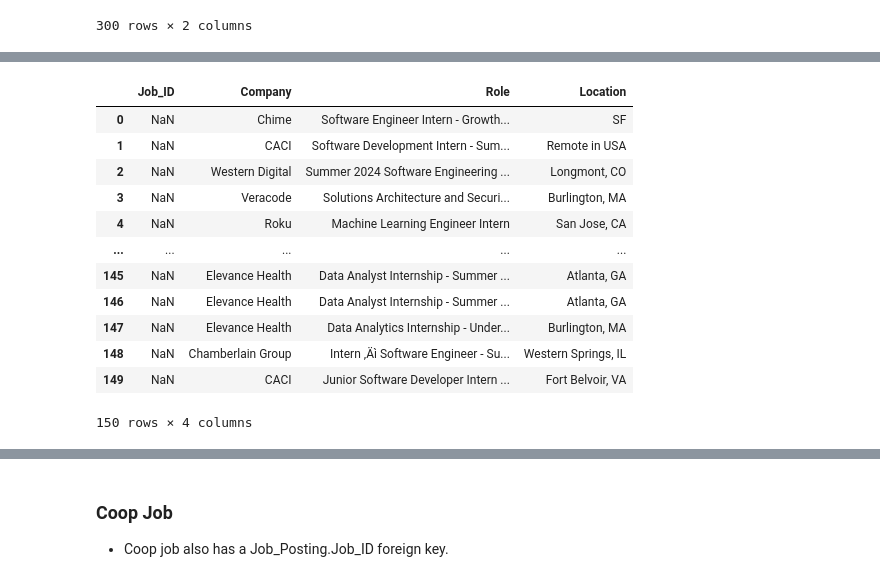
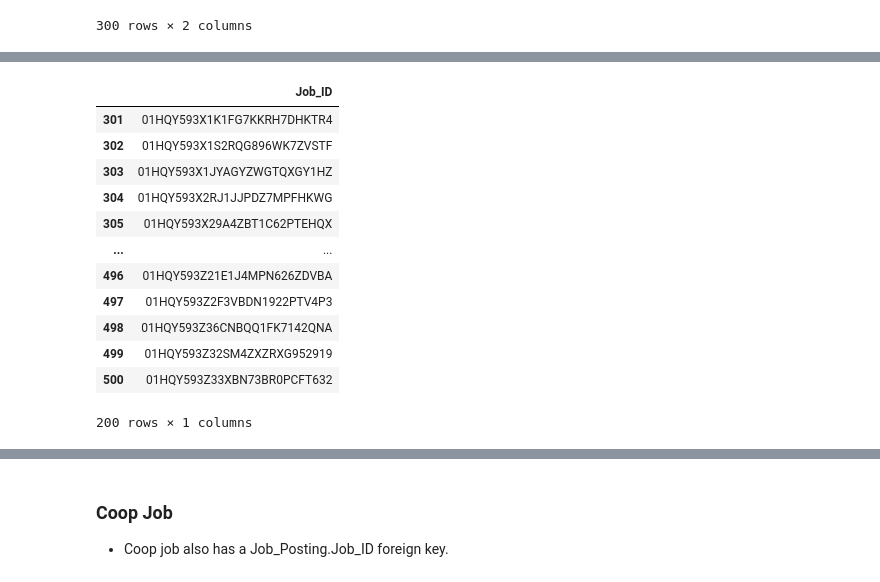
Before and after one commit to vbainwala/TalentTrove, a Jupyter notebook: make_data.ipynb, the cells around one changed output, grey strips where cells are left out. Saved outputs shown, nothing was run; the diff lists cells and outputs as text; code cells hidden in the pictures.

```diff
--- a/make_data.ipynb
+++ b/make_data.ipynb
@@ -407,10 +416,0 @@ print(len(internship_df))
-# %%
-# Replace 'Ü≥' symbols with correct company names, i.e. company name before that row
-for i in range(len(internship_df)):
-    if internship_df.loc[i, 'Company'] == 'Ü≥ ' or internship_df.loc[i, 'Company'] == ' ‚Ü≥ ':
-        internship_df.loc[i, 'Company'] = internship_df.loc[i-1, 'Company']
-
-# Verify this was done correctly for all tuples
-if not (internship_df['Company'] == 'Ü≥').any() or (internship_df['Company'] == ',Ü≥').any():
-    print("There are no more 'Ü≥' symbols in the 'Company' column!")
-internship_df
@@ -476,22 +416,0 @@ internship_df
-# %%
-# Assign a Job_ID to each internship
-job_ids_df = job_ids_df.iloc[301:451]
-job_ids_df.reset_index(drop=True, inplace=True)
-
-# Concatenate selected_job_ids with internship_df
-internship_df = pd.concat([job_ids_df, internship_df.reset_index(drop=True)], axis=1)
-internship_df
-# %% [output]
-|  | Job_ID | Company | Role | Location |
-| 0 | NaN | Chime | Software Engineer Intern - Growth... | SF |
-| 1 | NaN | CACI | Software Development Intern - Sum... | Remote in USA |
-| 2 | NaN | Western Digital | Summer 2024 Software Engineering ... | Longmont, CO |
-| 3 | NaN | Veracode | Solutions Architecture and Securi... | Burlington, MA |
-| 4 | NaN | Roku | Machine Learning Engineer Intern | San Jose, CA |
-| ... | ... | ... | ... | ... |
-| 145 | NaN | Elevance Health | Data Analyst Internship - Summer ... | Atlanta, GA |
-| 146 | NaN | Elevance Health | Data Analyst Internship - Summer ... | Atlanta, GA |
-| 147 | NaN | Elevance Health | Data Analytics Internship - Under... | Burlington, MA |
-| 148 | NaN | Chamberlain Group | Intern ‚Äì Software Engineer - Su... | Western Springs, IL |
-| 149 | NaN | CACI | Junior Software Developer Intern ... | Fort Belvoir, VA |
-150 rows × 4 columns
@@ -515 +417,19 @@ duration_vals = ['4 weeks', '8 weeks', '12 weeks', '16 weeks']
+# %%
+# Drop all columns besides Job_ID
+internship_df = internship_df.drop(columns=['Company_ID', 'Job_Title', 'Location', 'Experience', 'Requirements', 'Skills', 'Recruiter_Username', 'Portal_ID'])
+internship_df
+# %% [output]
+|  | Job_ID |
+| 301 | 01HQY593X1K1FG7KKRH7DHKTR4 |
+| 302 | 01HQY593X1S2RQG896WK7ZVSTF |
+| 303 | 01HQY593X1JYAGYZWGTQXGY1HZ |
+| 304 | 01HQY593X2RJ1JJPDZ7MPFHKWG |
+| 305 | 01HQY593X29A4ZBT1C62PTEHQX |
+| ... | ... |
+| 496 | 01HQY593Z21E1J4MPN626ZDVBA |
+| 497 | 01HQY593Z2F3VBDN1922PTV4P3 |
+| 498 | 01HQY593Z36CNBQQ1FK7142QNA |
+| 499 | 01HQY593Z32SM4ZXZRXG952919 |
+| 500 | 01HQY593Z33XBN73BR0PCFT632 |
+200 rows × 1 columns
 # %%
```
Also changed, not shown: parts of 12 cells of this notebook, 1 other file.
